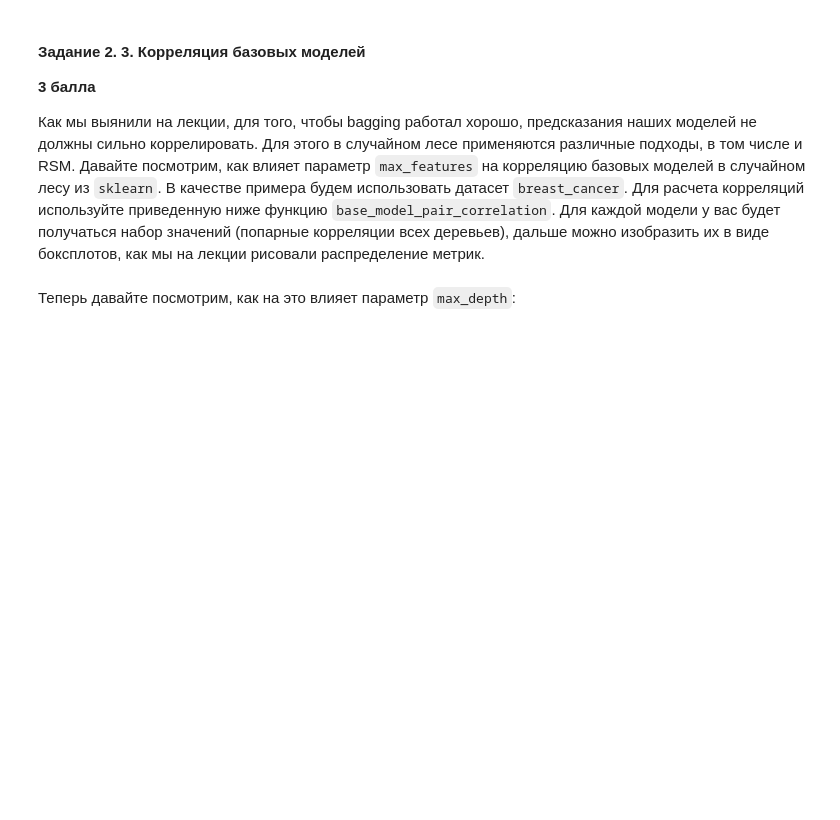
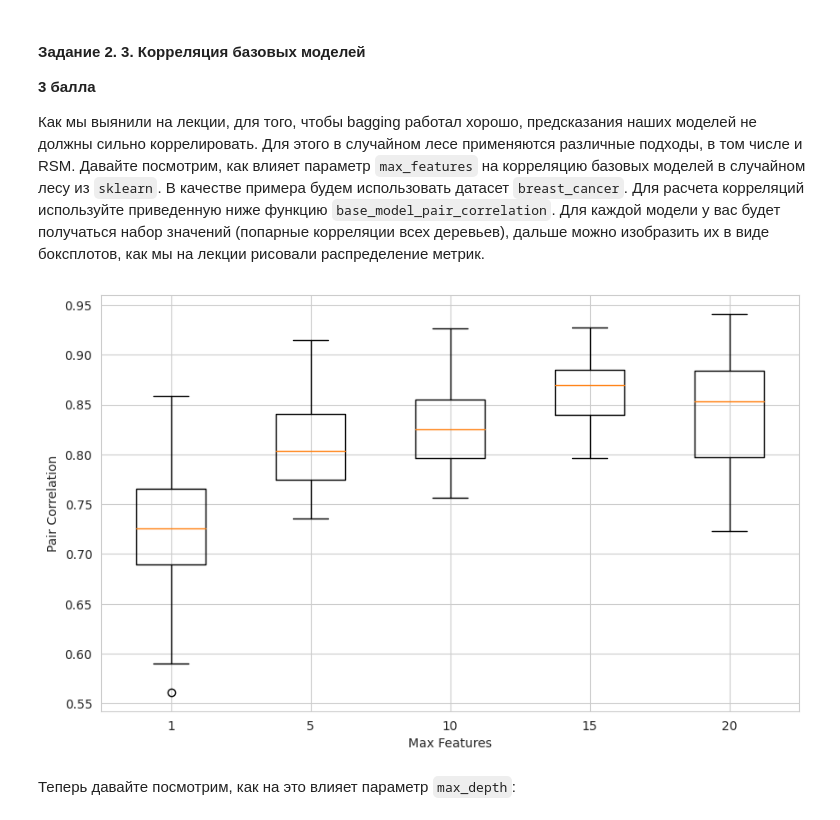
Before and after one commit to ailiskab-hub/ML_BI, a Jupyter notebook: HW5/Ensembles.ipynb, the cells around one changed output. Saved outputs shown, nothing was run; the diff lists cells and outputs as text; code cells hidden in the pictures; blank space fills up the shorter version.

```diff
--- a/HW5/Ensembles.ipynb
+++ b/HW5/Ensembles.ipynb
@@ -208,2 +242,6 @@ plt.show()
 # %%
 ## ENTER YOUR CODE HERE (/¯◡ ‿ ◡)/¯☆*##
+# %%
+clf = RandomForestClassifierCustom()
+clf.fit(X, y)
+plot_decision_boundary(clf, X, y)
@@ -238,6 +280,26 @@ y = breast_cancer.target
 X_train, X_test, y_train, y_test = train_test_split(X, y, random_state=42)
 # %%
 ## ENTER YOUR CODE HERE (/¯◡ ‿ ◡)/¯☆*##
+# %%
+max_features_values = [1, 5, 10, 15, 20]
+
+
+pair_correlations = []
+for max_features in max_features_values:
+    clf = RandomForestClassifier(n_estimators=10, max_features=max_features, random_state=42)
+    clf.fit(X_train, y_train)
+
+    corr = base_model_pair_correlation(clf, X_test)
+    pair_correlations.append(corr)
+
+
+plt.figure(figsize=(10, 6))
+plt.boxplot(pair_correlations, labels=max_features_values)
+plt.xlabel('Max Features')
+plt.ylabel('Pair Correlation')
+plt.show()
+# %% [output]
+[figure, added]
 # %% [markdown]
 Теперь давайте посмотрим, как на это влияет параметр `max_depth`:
 # %%
```
Also changed, not shown: parts of 5 cells of this notebook.
